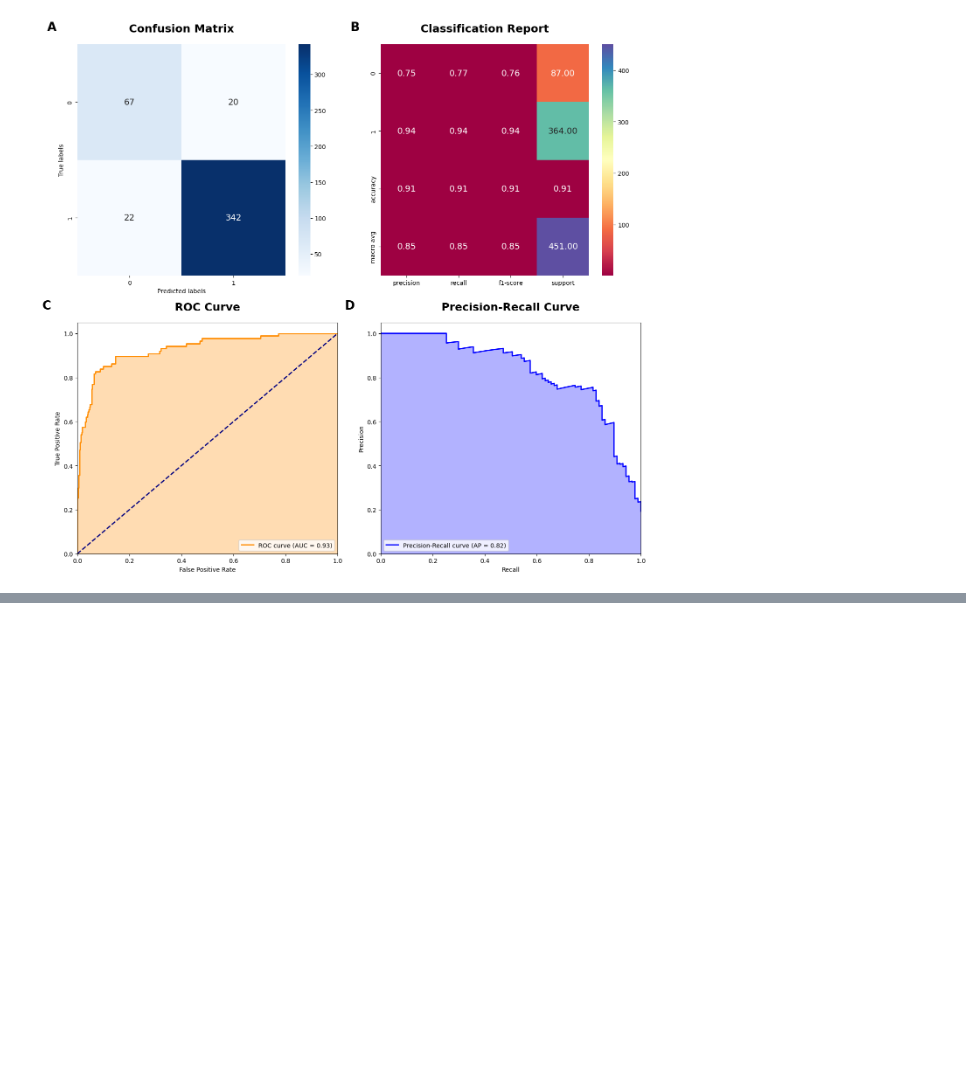
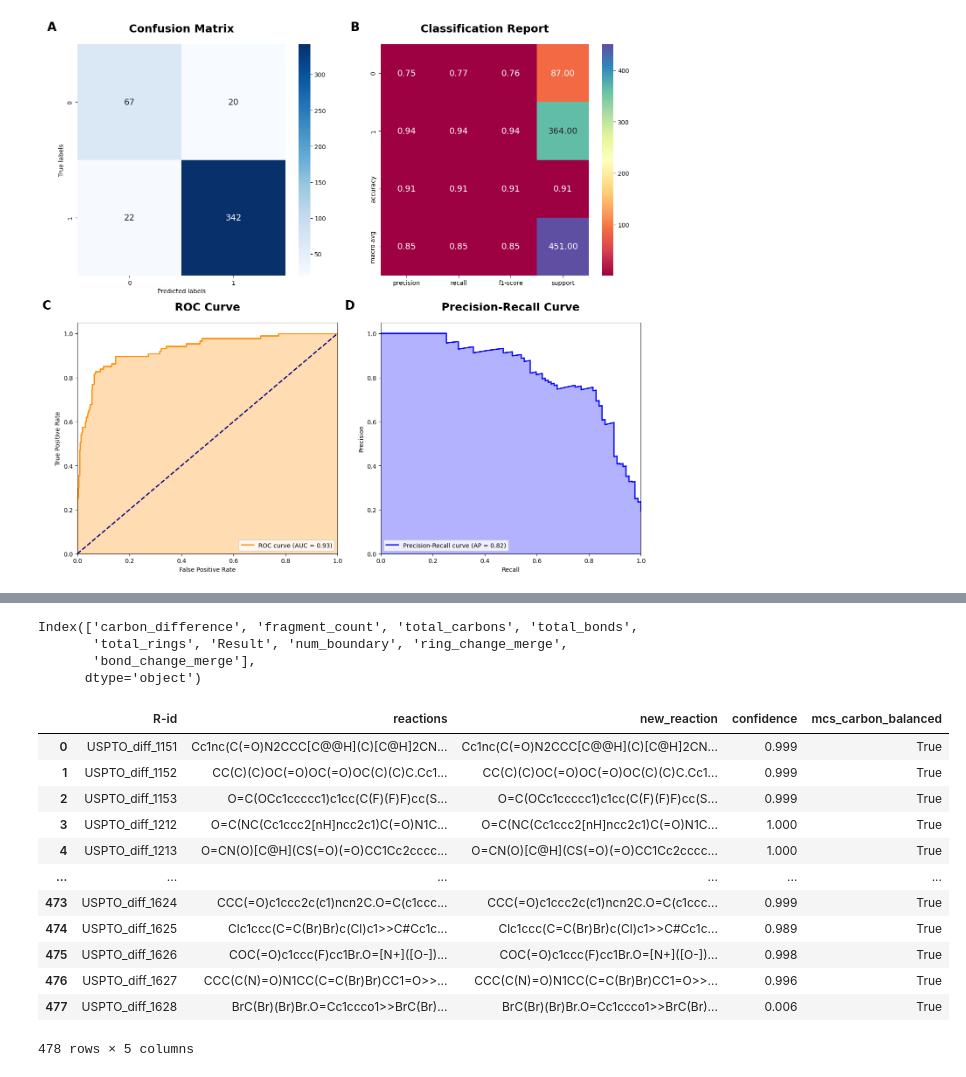
Before and after one commit to TieuLongPhan/SynRBL, a Jupyter notebook: Pipeline/Validation/Analysis/Analysis_vis.ipynb, the cells around one changed output, grey strips where cells are left out. Saved outputs shown, nothing was run; the diff lists cells and outputs as text; code cells hidden in the pictures; blank space fills up the shorter version.

```diff
--- a/Pipeline/Validation/Analysis/Analysis_vis.ipynb
+++ b/Pipeline/Validation/Analysis/Analysis_vis.ipynb
@@ -296,0 +377,7 @@ classification_visualization(y_test, y_pred, pipeline.predict_proba(X_test),
+# %%
+data_raw.columns
+# %% [output]
+Index(['carbon_difference', 'fragment_count', 'total_carbons', 'total_bonds',
+       'total_rings', 'Result', 'num_boundary', 'ring_change_merge',
+       'bond_change_merge'],
+      dtype='object')
@@ -296,0 +454,20 @@ classification_visualization(y_test, y_pred, pipeline.predict_proba(X_test),
+# %%
+data_pred = confidence_level(merge_data_path= '../../../Data/Validation_set/USPTO_diff/MCS/MCS_Impute.json.gz',
+                              mcs_data_path = '../../../Data/Validation_set/USPTO_diff/mcs_based_reactions.json.gz',
+                              scoring_function_path='./scoring_function.pkl', remove_undetected=True)
+# %%
+data_pred
+# %% [output]
+|  | R-id | reactions | new_reaction | confidence | mcs_carbon_balanced |
+| 0 | USPTO_diff_1151 | Cc1nc(C(=O)N2CCC[C@@H](C)[C@H]2CN... | Cc1nc(C(=O)N2CCC[C@@H](C)[C@H]2CN... | 0.999 | True |
+| 1 | USPTO_diff_1152 | CC(C)(C)OC(=O)OC(=O)OC(C)(C)C.Cc1... | CC(C)(C)OC(=O)OC(=O)OC(C)(C)C.Cc1... | 0.999 | True |
+| 2 | USPTO_diff_1153 | O=C(OCc1ccccc1)c1cc(C(F)(F)F)cc(S... | O=C(OCc1ccccc1)c1cc(C(F)(F)F)cc(S... | 0.999 | True |
+| 3 | USPTO_diff_1212 | O=C(NC(Cc1ccc2[nH]ncc2c1)C(=O)N1C... | O=C(NC(Cc1ccc2[nH]ncc2c1)C(=O)N1C... | 1.000 | True |
+| 4 | USPTO_diff_1213 | O=CN(O)[C@H](CS(=O)(=O)CC1Cc2cccc... | O=CN(O)[C@H](CS(=O)(=O)CC1Cc2cccc... | 1.000 | True |
+| ... | ... | ... | ... | ... | ... |
+| 473 | USPTO_diff_1624 | CCC(=O)c1ccc2c(c1)ncn2C.O=C(c1ccc... | CCC(=O)c1ccc2c(c1)ncn2C.O=C(c1ccc... | 0.999 | True |
+| 474 | USPTO_diff_1625 | Clc1ccc(C=C(Br)Br)c(Cl)c1>>C#Cc1c... | Clc1ccc(C=C(Br)Br)c(Cl)c1>>C#Cc1c... | 0.989 | True |
+| 475 | USPTO_diff_1626 | COC(=O)c1ccc(F)cc1Br.O=[N+]([O-])... | COC(=O)c1ccc(F)cc1Br.O=[N+]([O-])... | 0.998 | True |
+| 476 | USPTO_diff_1627 | CCC(C(N)=O)N1CC(C=C(Br)Br)CC1=O>>... | CCC(C(N)=O)N1CC(C=C(Br)Br)CC1=O>>... | 0.996 | True |
+| 477 | USPTO_diff_1628 | BrC(Br)(Br)Br.O=Cc1ccco1>>BrC(Br)... | BrC(Br)(Br)Br.O=Cc1ccco1>>BrC(Br)... | 0.006 | True |
+478 rows × 5 columns
```
Also changed, not shown: parts of 17 cells of this notebook, 10 other files.
